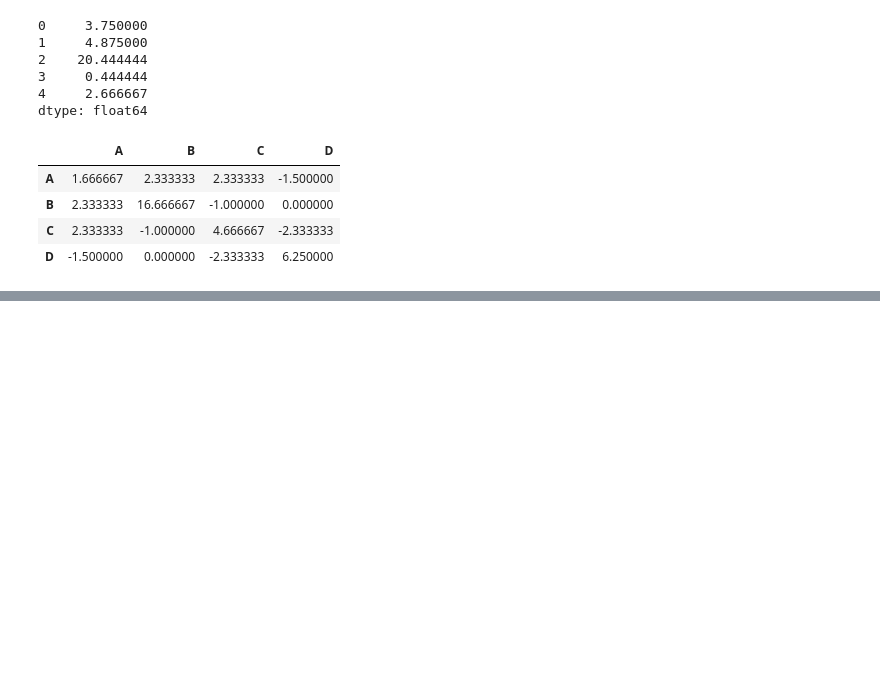
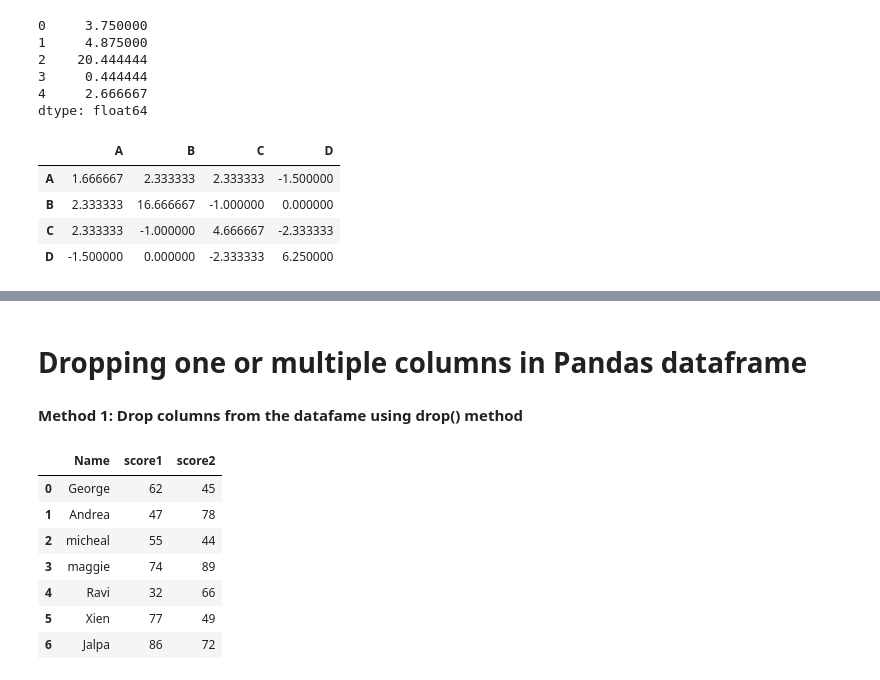
Before and after one commit to harishtm/data_analysis_python, a Jupyter notebook: pypandas/01_intro/exploring_pandas.ipynb, the cells around one changed output, grey strips where cells are left out. Cells and saved outputs as stored; diff of their text form; code cells hidden in the pictures; blank space fills up the shorter version.

```diff
--- a/pypandas/01_intro/exploring_pandas.ipynb
+++ b/pypandas/01_intro/exploring_pandas.ipynb
@@ -303,0 +429,16 @@ df.cov()
+# %% [markdown]
+# Dropping one or multiple columns in Pandas dataframe
+# %% [markdown]
+__Method 1: Drop columns from the datafame using drop() method__
+# %%
+df2 = df.drop(['Score Difference', 'Score_Diff'], axis=1) # axis 1 means columns
+df2
+# %% [output]
+|  | Name | score1 | score2 |
+| 0 | George | 62 | 45 |
+| 1 | Andrea | 47 | 78 |
+| 2 | micheal | 55 | 44 |
+| 3 | maggie | 74 | 89 |
+| 4 | Ravi | 32 | 66 |
+| 5 | Xien | 77 | 49 |
+| 6 | Jalpa | 86 | 72 |
```
Also changed, not shown: parts of 24 cells of this notebook.
